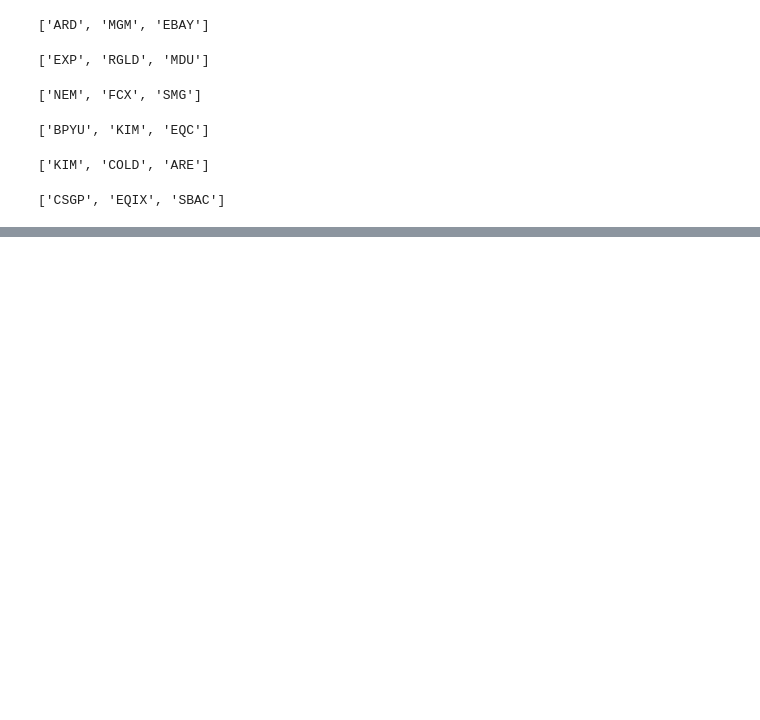
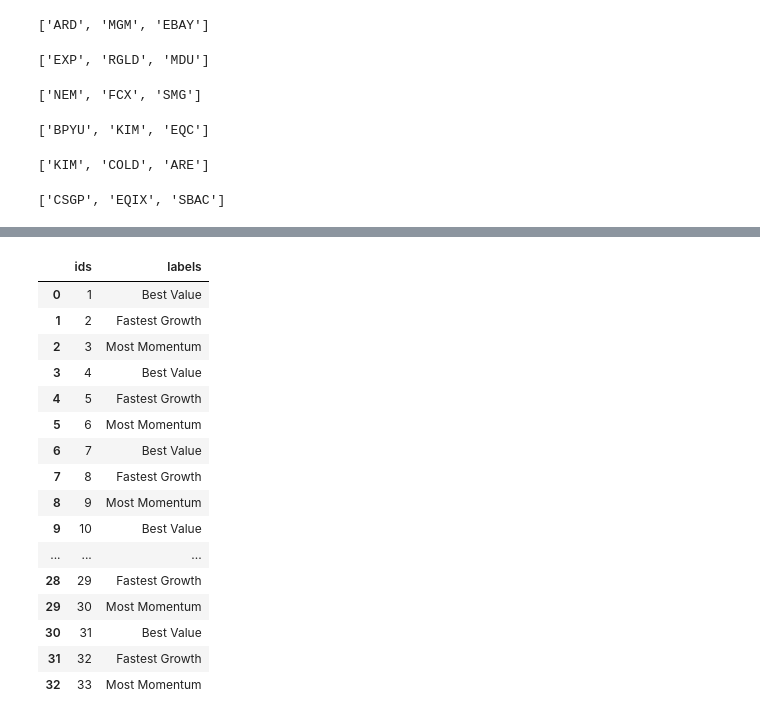
Before and after one commit to dgustave/Project2-Challenge, a Jupyter notebook: notebooks/Invsto_scrape.ipynb, the cells around one changed output, grey strips where cells are left out. Drawn from its saved outputs; the diff is of its cells as text; code cells hidden in the pictures; blank space fills up the shorter version.

```diff
--- a/notebooks/Invsto_scrape.ipynb
+++ b/notebooks/Invsto_scrape.ipynb
@@ -501,8 +542,26 @@ sector_df["labels"]=sector_l
 # %%
-from itertools import cycle
 perf_df= pd.DataFrame(np.arange(1,34), columns=['ids'])
 seq = cycle(['Best Value','Fastest Growth','Most Momentum'])
 perf_df['labels'] = [next(seq) for count in range(perf_df.shape[0])]
+perf_df
+# %% [output]
+|  | ids | labels |
+| 0 | 1 | Best Value |
+| 1 | 2 | Fastest Growth |
+| 2 | 3 | Most Momentum |
+| 3 | 4 | Best Value |
+| 4 | 5 | Fastest Growth |
+| 5 | 6 | Most Momentum |
+| 6 | 7 | Best Value |
+| 7 | 8 | Fastest Growth |
+| 8 | 9 | Most Momentum |
+| 9 | 10 | Best Value |
+| ... | ... | ... |
+| 28 | 29 | Fastest Growth |
+| 29 | 30 | Most Momentum |
+| 30 | 31 | Best Value |
+| 31 | 32 | Fastest Growth |
+| 32 | 33 | Most Momentum |
 # %%
 lists=[]
 for i in range(len(sector_l)):
```
Also changed, not shown: parts of 21 cells of this notebook, 7 other files.
